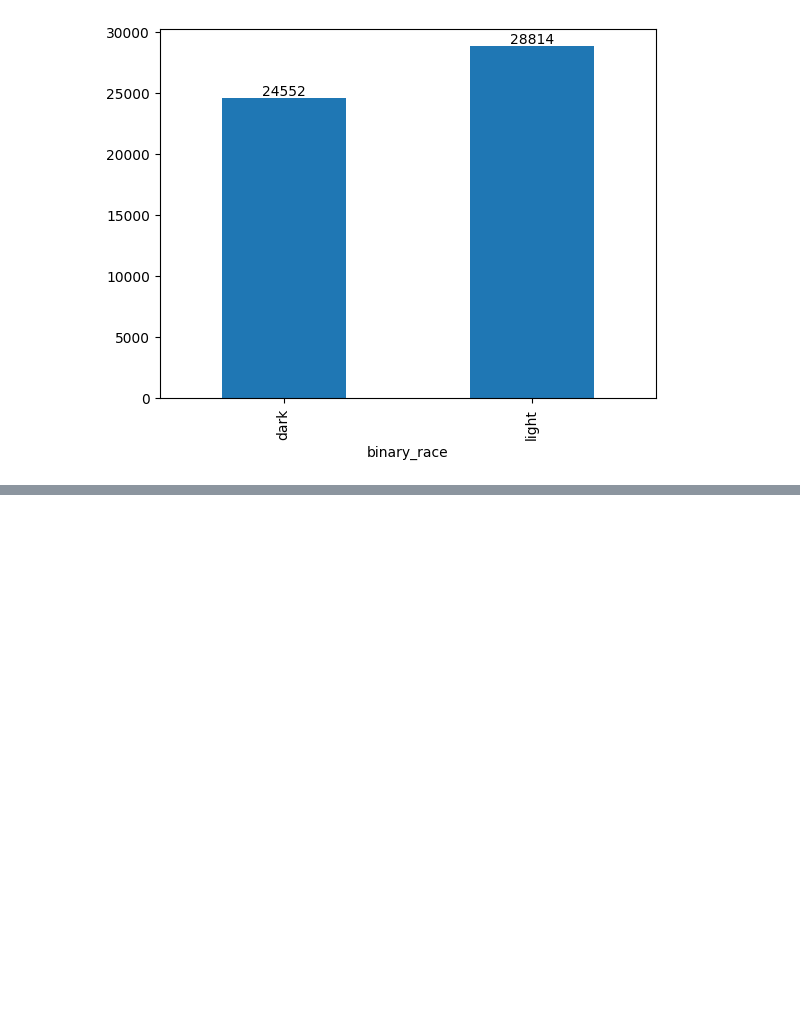
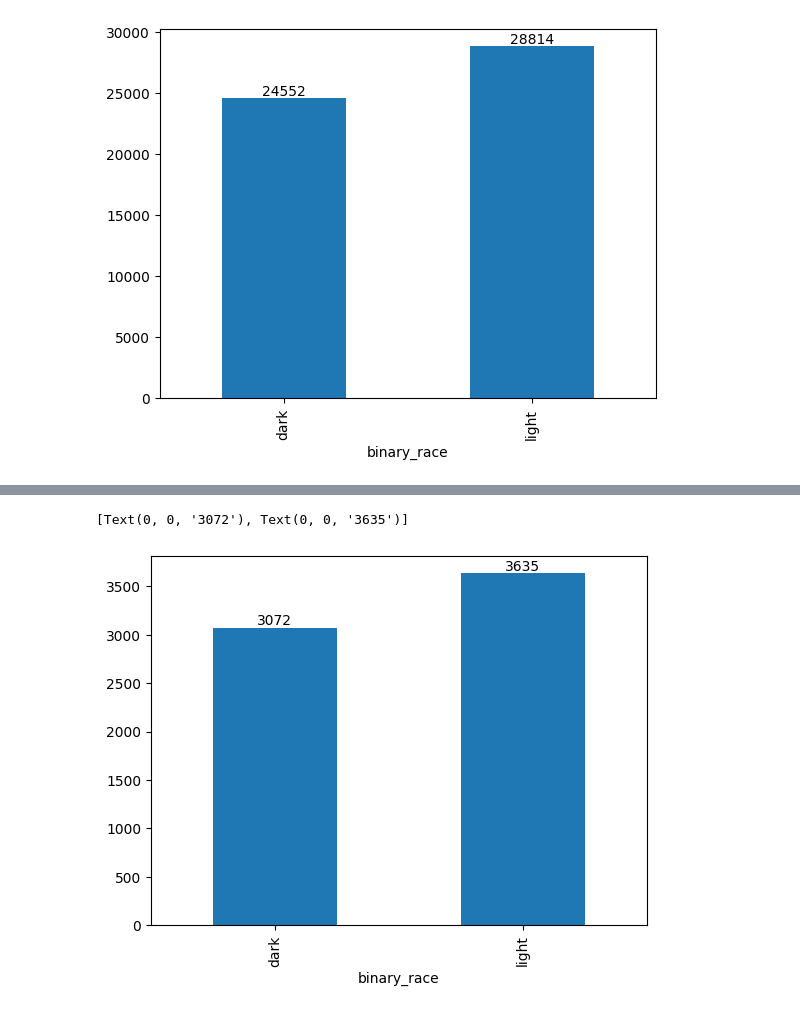
Before and after one commit to GhaidaAlAtoum/CS8321_FinalLab, a Jupyter notebook: code/ExploreFairFace.ipynb, the cells around one changed output, grey strips where cells are left out. Cells and saved outputs as stored; diff of their text form; code cells hidden in the pictures; blank space fills up the shorter version.

```diff
--- a/code/ExploreFairFace.ipynb
+++ b/code/ExploreFairFace.ipynb
@@ -109,0 +135,6 @@ binary_race_df.drop(
+# %%
+ax = validation_df.binary_race.value_counts().sort_values().plot(kind='bar')
+ax.bar_label(ax.containers[0])
+# %% [output]
+[Text(0, 0, '3072'), Text(0, 0, '3635')]
+[figure, added]
```
Also changed, not shown: parts of 6 cells of this notebook, 19 other files.
